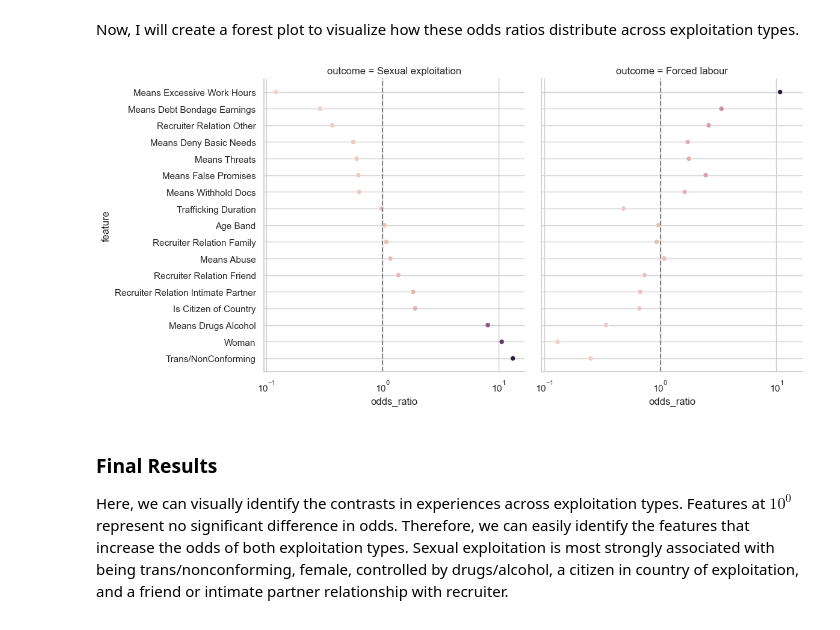
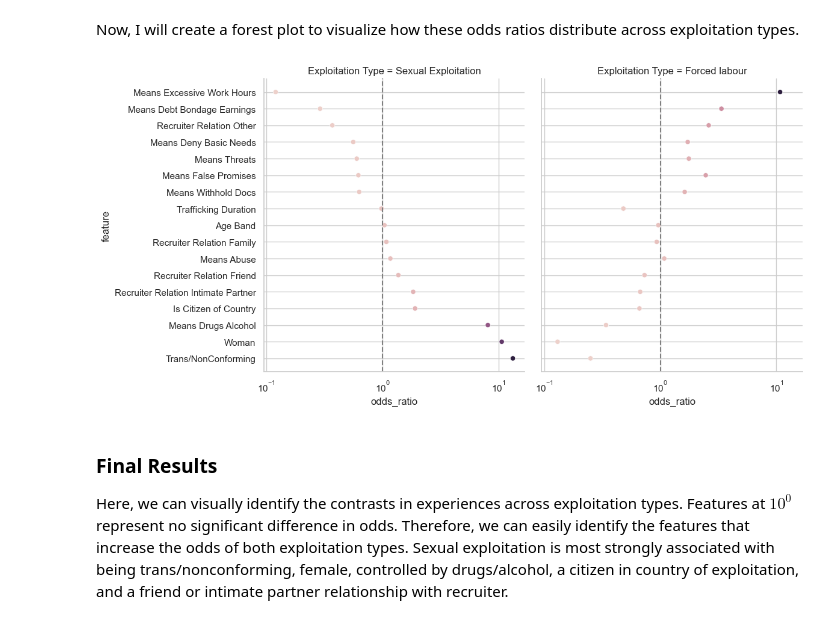
Before and after one commit to madiforman/CTDC_analysis, a Jupyter notebook: analysis.ipynb, the cells around one changed output. Cells and saved outputs as stored; diff of their text form; code cells hidden in the pictures.

```diff
--- a/analysis.ipynb
+++ b/analysis.ipynb
@@ -366,42 +368,42 @@ Now, I will create a forest plot to visualize how these odds ratios distribute a
 odds_labour = (
     odds_labour
     .with_columns(
-        pl.lit('Forced labour').alias('outcome')
+        pl.lit('Forced labour').alias('Exploitation Type')
     )
 )
 odds_sexual = (
     odds_sexual
     .with_columns(
-        pl.lit('Sexual exploitation').alias('outcome')
+        pl.lit('Sexual Exploitation').alias('Exploitation Type')
     )
 )
 odds_all = pl.concat([odds_labour, odds_sexual])
 
 def forest_plot(odds_all):
     odds_all = odds_all.sort(["odds_ratio"])
     g = sns.FacetGrid(
         odds_all,
-        col='outcome',
+        col='Exploitation Type',
         sharex=True, sharey=True,
         height=6,
         )
     g.map_dataframe(
         sns.scatterplot,
         x='odds_ratio',
         y='feature',
         hue='odds_ratio',
         legend=True
     )
     for ax in g.axes.flatten():
         ax.axvline(1, ls='--', c='grey')
         ax.set_xscale('log')
     plt.tight_layout()
     plt.savefig('figures/forest_plot.png')
     plt.show()
 
 forest_plot(odds_all)
 # %% [output]
-[figure, old version]
+[figure, new version]
 # %% [markdown]
 ### Final Results
 Here, we can visually identify the contrasts in experiences across exploitation types.
```
Also changed, not shown: parts of 2 cells of this notebook, 1 other file.
